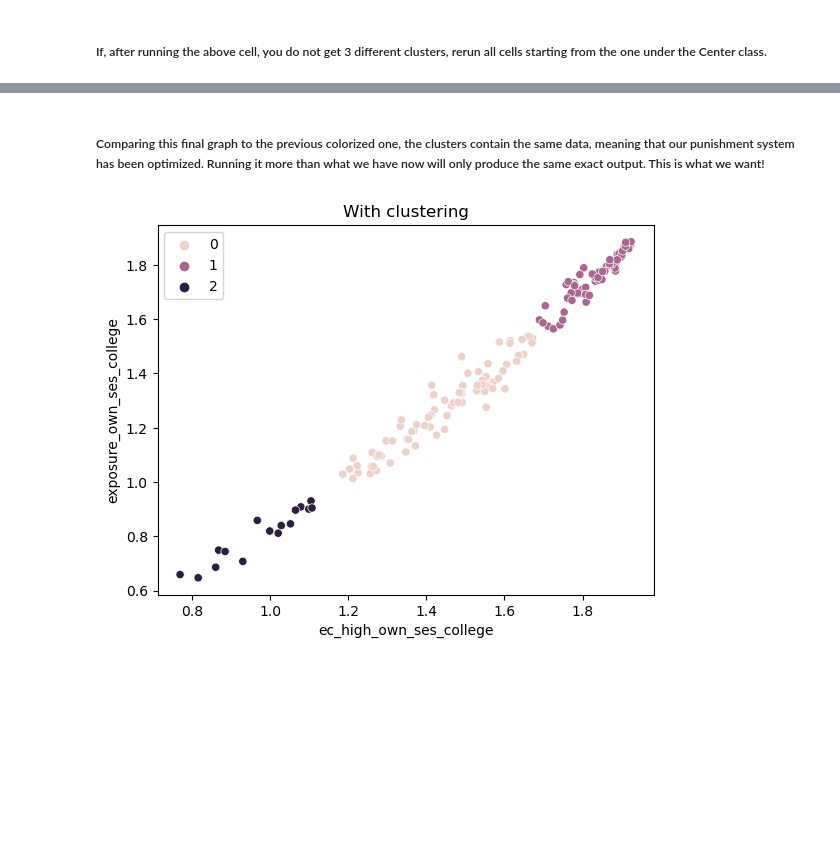
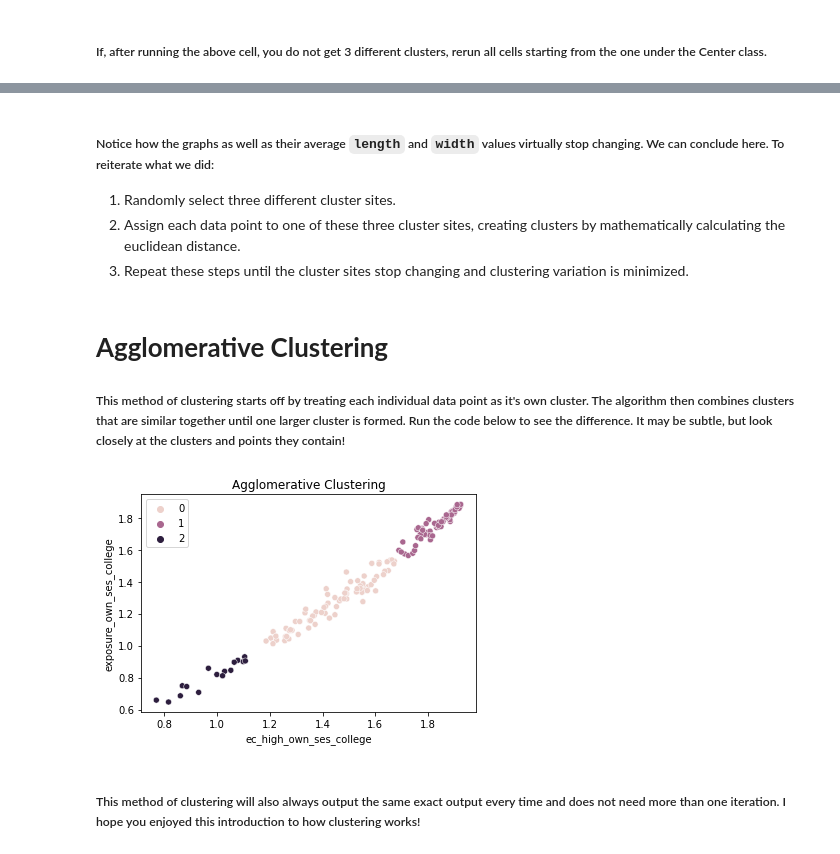
Before and after one commit to crspencer11/ECON148, a Jupyter notebook: dev/ca_college_ses/ca_college.ipynb, the cells around one changed output, grey strips where cells are left out. Cells and saved outputs as stored; diff of their text form; code cells hidden in the pictures; blank space fills up the shorter version.

```diff
--- a/dev/ca_college_ses/ca_college.ipynb
+++ b/dev/ca_college_ses/ca_college.ipynb
@@ -278,5 +293,11 @@ plot_centers_and_colorized_data(without_labels, (c1, c2, c3))
+# %% [markdown]
+##### Notice how the graphs as well as their average `length` and `width` values virtually stop changing. We can conclude here. To reiterate what we did:
+1. Randomly select three different cluster sites.
+2. Assign each data point to one of these three cluster sites, creating clusters by mathematically calculating the euclidean distance.
+3. Repeat these steps until the cluster sites stop changing and clustering variation is minimized.
 # %% [markdown]
-##### Comparing this final graph to the previous colorized one, the clusters contain the same data, meaning that our punishment system has been optimized. Running it more than what we have now will only produce the same exact output. This is what we want!
+# **Agglomerative Clustering**
+##### This method of clustering starts off by treating each individual data point as it's own cluster. The algorithm then combines clusters that are similar together until one larger cluster is formed. Run the code below to see the difference. It may be subtle, but look closely at the clusters and points they contain!
 # %%
 from sklearn.cluster import AgglomerativeClustering
 model = AgglomerativeClustering(n_clusters = 3, linkage='ward')
@@ -289,4 +306,6 @@ label = model.labels_
 # %%
-sns.scatterplot(data=without_labels, x='ec_high_own_ses_college', y='exposure_own_ses_college', hue=model.labels_).set_title('With clustering');
+sns.scatterplot(data=without_labels, x='ec_high_own_ses_college', y='exposure_own_ses_college', hue=model.labels_).set_title('Agglomerative Clustering');
 # %% [output]
-[figure, old version]
+[figure, new version]
+# %% [markdown]
+##### This method of clustering will also always output the same exact output every time and does not need more than one iteration. I hope you enjoyed this introduction to how clustering works!
```
Also changed, not shown: parts of 19 cells of this notebook.
